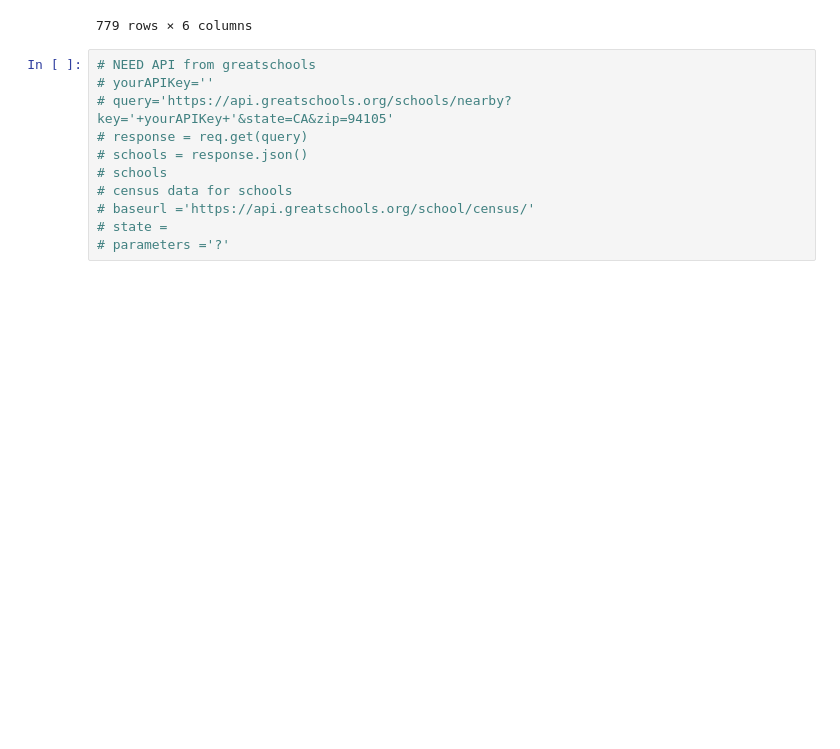
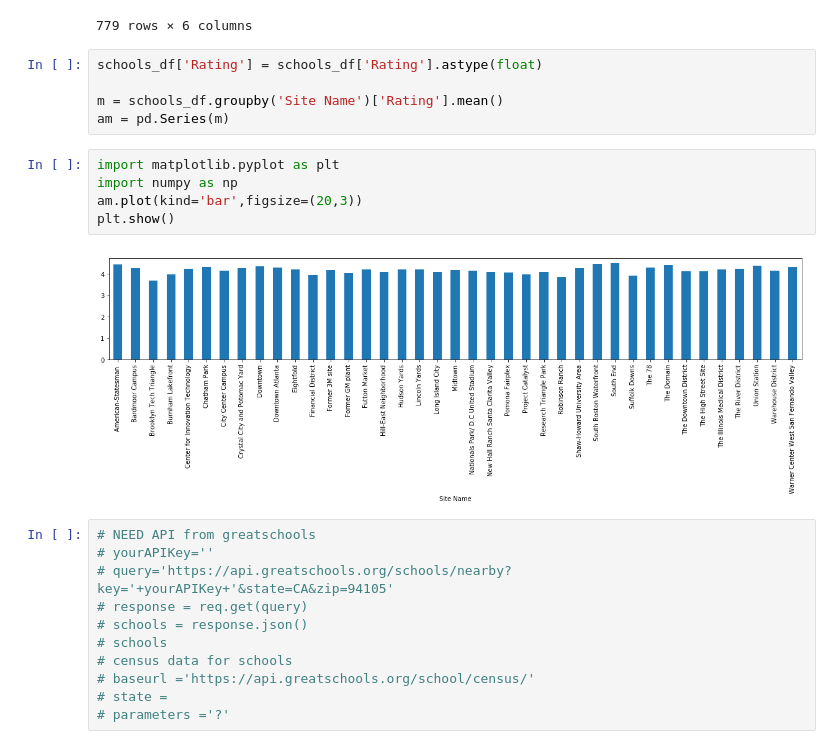
Before and after one commit to indranik/BC_Project1, a Jupyter notebook: Schools.ipynb, the cells around one changed output. Drawn from its saved outputs; the diff is of its cells as text; blank space fills up the shorter version.

Commit message:
add first plot on school ratings per site

```diff
--- a/Schools.ipynb
+++ b/Schools.ipynb
@@ -104,6 +104,18 @@ schools_df
 | 777 | 30.1338 | -97.6411 | 19 | 4.8 | Del Valle Opportunity Center | Project Catalyst |
 | 778 | 30.1338 | -97.6411 | 19 | NAN | Austin Songwriters Group | Project Catalyst |
 779 rows × 6 columns
+# %%
+schools_df['Rating'] = schools_df['Rating'].astype(float)
+
+m = schools_df.groupby('Site Name')['Rating'].mean()
+am = pd.Series(m)
+# %%
+import matplotlib.pyplot as plt
+import numpy as np
+am.plot(kind='bar',figsize=(20,3))
+plt.show()
+# %% [output]
+[figure, added]
 # %%
 # NEED API from greatschools
 # yourAPIKey=''
```
